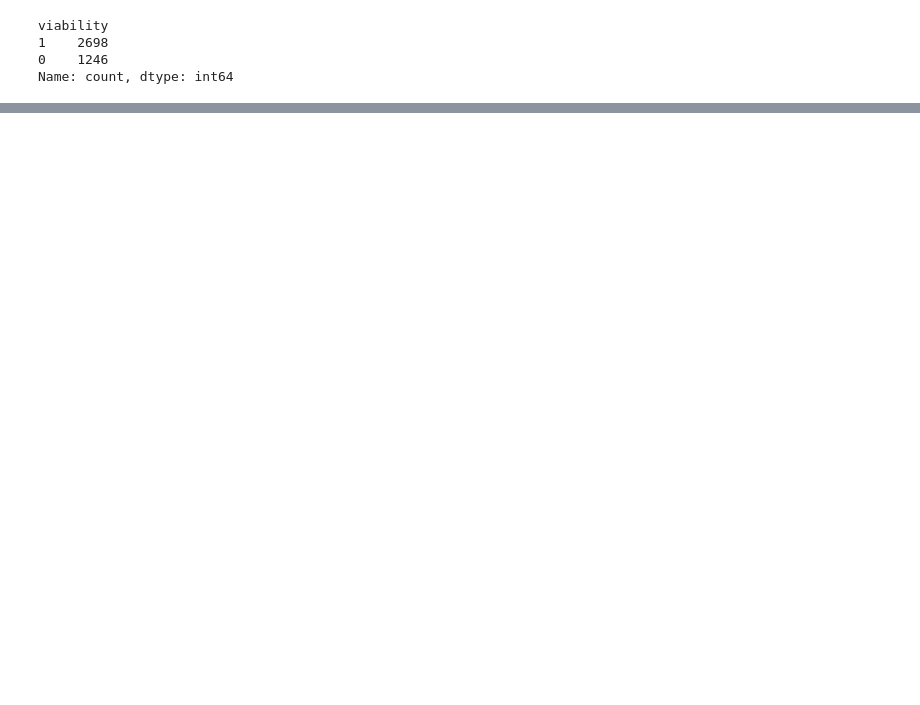
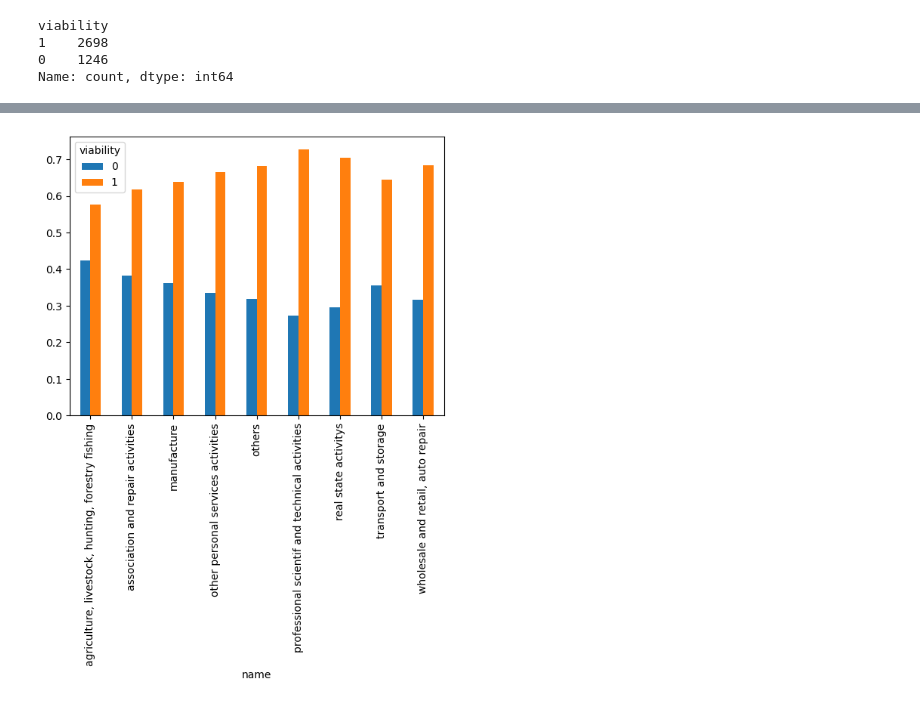
Before and after one commit to alejomaar/habi, a Jupyter notebook: prediction.ipynb, the cells around one changed output, grey strips where cells are left out. Saved outputs shown, nothing was run; the diff lists cells and outputs as text; code cells hidden in the pictures; blank space fills up the shorter version.

```diff
--- a/prediction.ipynb
+++ b/prediction.ipynb
@@ -123,0 +97,4 @@ for cat_var in categorical_variables:
+# %%
+proba_plot(habi_df,'name')
+# %% [output]
+[figure, added]
```
Also changed, not shown: parts of 13 cells of this notebook.
